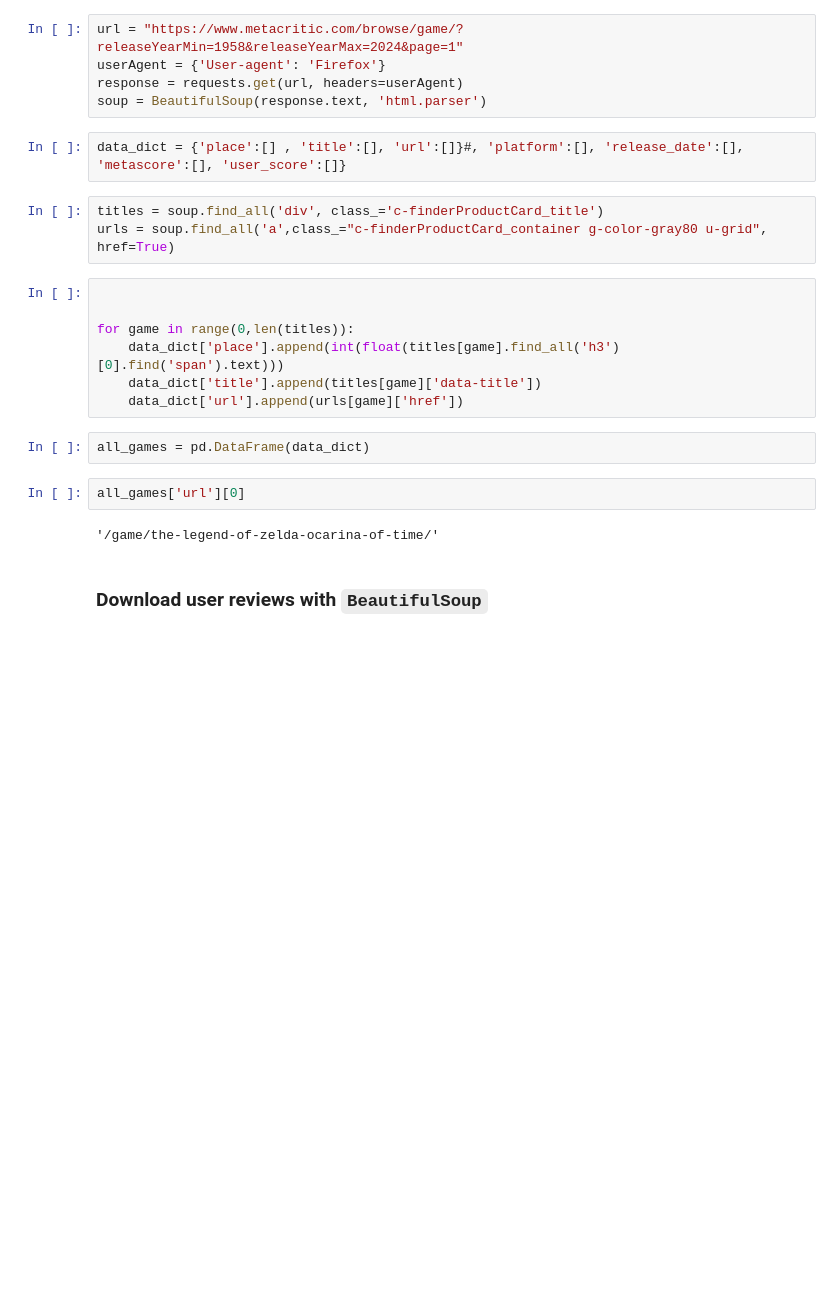
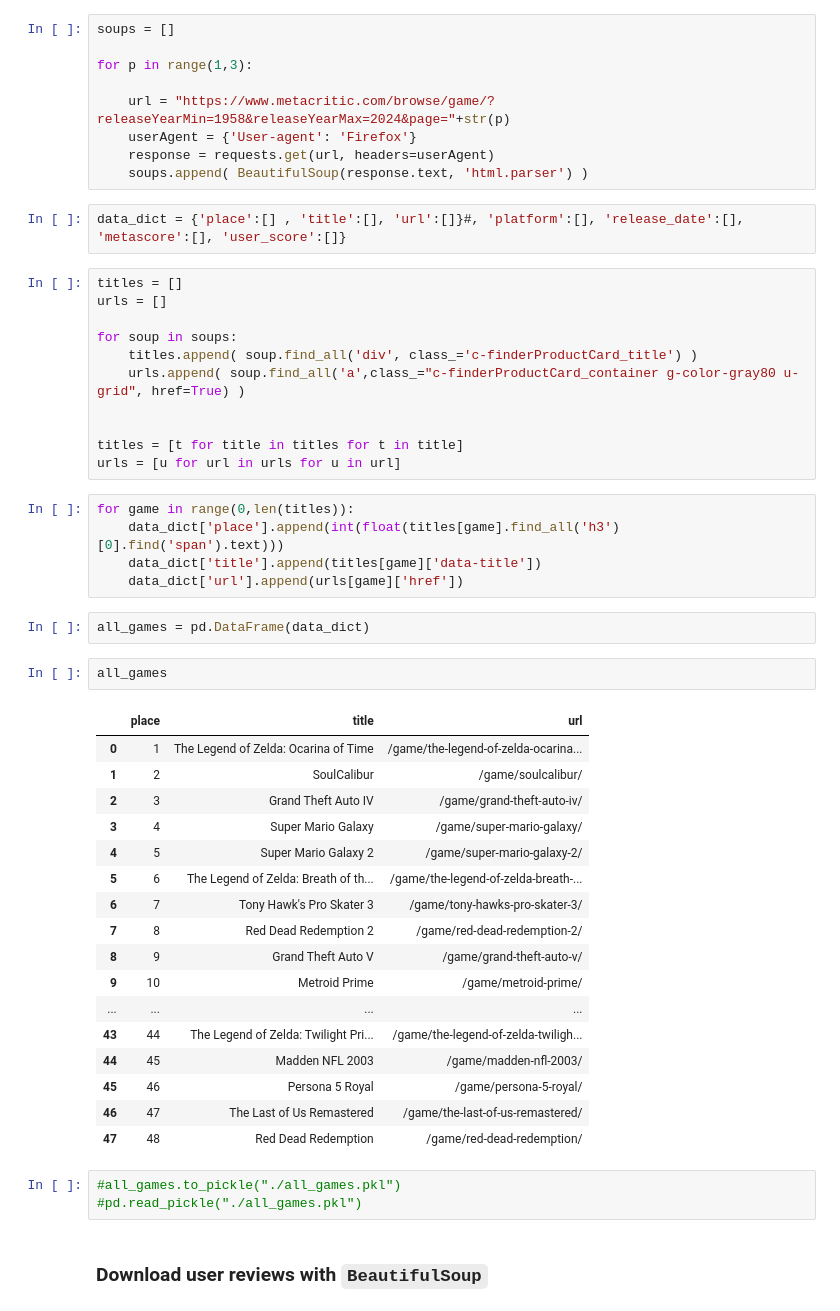
Before and after one commit to karol-pa/Webscraping_and_semantic_analysis, a Jupyter notebook: main.ipynb, the cells around one changed output. Saved outputs shown, nothing was run; the diff lists cells and outputs as text; blank space fills up the shorter version.

```diff
--- a/main.ipynb
+++ b/main.ipynb
@@ -16,28 +20,57 @@ import re
 # %% [markdown]
 ### Download TOP game titles and urls
 # %%
-url = "https://www.metacritic.com/browse/game/?releaseYearMin=1958&releaseYearMax=2024&page=1"
-userAgent = {'User-agent': 'Firefox'}
-response = requests.get(url, headers=userAgent)
-soup = BeautifulSoup(response.text, 'html.parser')
+soups = []
+
+for p in range(1,3):
+
+    url = "https://www.metacritic.com/browse/game/?releaseYearMin=1958&releaseYearMax=2024&page="+str(p)
+    userAgent = {'User-agent': 'Firefox'}
+    response = requests.get(url, headers=userAgent)
+    soups.append( BeautifulSoup(response.text, 'html.parser') )
 # %%
 data_dict = {'place':[] , 'title':[], 'url':[]}#, 'platform':[], 'release_date':[], 'metascore':[], 'user_score':[]}
 # %%
-titles = soup.find_all('div', class_='c-finderProductCard_title')
-urls = soup.find_all('a',class_="c-finderProductCard_container g-color-gray80 u-grid", href=True)
+titles = []
+urls = []
+
+for soup in soups:
+    titles.append( soup.find_all('div', class_='c-finderProductCard_title') )
+    urls.append( soup.find_all('a',class_="c-finderProductCard_container g-color-gray80 u-grid", href=True) )
+
+
+titles = [t for title in titles for t in title]
+urls = [u for url in urls for u in url]
 # %%
-
-
 for game in range(0,len(titles)):
     data_dict['place'].append(int(float(titles[game].find_all('h3')[0].find('span').text)))
     data_dict['title'].append(titles[game]['data-title'])
     data_dict['url'].append(urls[game]['href'])
 # %%
 all_games = pd.DataFrame(data_dict)
-# %%
-all_games['url'][0]
-# %% [output]
-'/game/the-legend-of-zelda-ocarina-of-time/'
+# %%
+all_games
+# %% [output]
+|  | place | title | url |
+| 0 | 1 | The Legend of Zelda: Ocarina of Time | /game/the-legend-of-zelda-ocarina... |
+| 1 | 2 | SoulCalibur | /game/soulcalibur/ |
+| 2 | 3 | Grand Theft Auto IV | /game/grand-theft-auto-iv/ |
+| 3 | 4 | Super Mario Galaxy | /game/super-mario-galaxy/ |
+| 4 | 5 | Super Mario Galaxy 2 | /game/super-mario-galaxy-2/ |
+| 5 | 6 | The Legend of Zelda: Breath of th... | /game/the-legend-of-zelda-breath-... |
+| 6 | 7 | Tony Hawk's Pro Skater 3 | /game/tony-hawks-pro-skater-3/ |
+| 7 | 8 | Red Dead Redemption 2 | /game/red-dead-redemption-2/ |
+| 8 | 9 | Grand Theft Auto V | /game/grand-theft-auto-v/ |
+| 9 | 10 | Metroid Prime | /game/metroid-prime/ |
+| ... | ... | ... | ... |
+| 43 | 44 | The Legend of Zelda: Twilight Pri... | /game/the-legend-of-zelda-twiligh... |
+| 44 | 45 | Madden NFL 2003 | /game/madden-nfl-2003/ |
+| 45 | 46 | Persona 5 Royal | /game/persona-5-royal/ |
+| 46 | 47 | The Last of Us Remastered | /game/the-last-of-us-remastered/ |
+| 47 | 48 | Red Dead Redemption | /game/red-dead-redemption/ |
+# %%
+#all_games.to_pickle("./all_games.pkl")
+#pd.read_pickle("./all_games.pkl")
 # %% [markdown]
 ### Download user reviews with `BeautifulSoup`
 # %%
```
Also changed, not shown: parts of 2 cells of this notebook.
